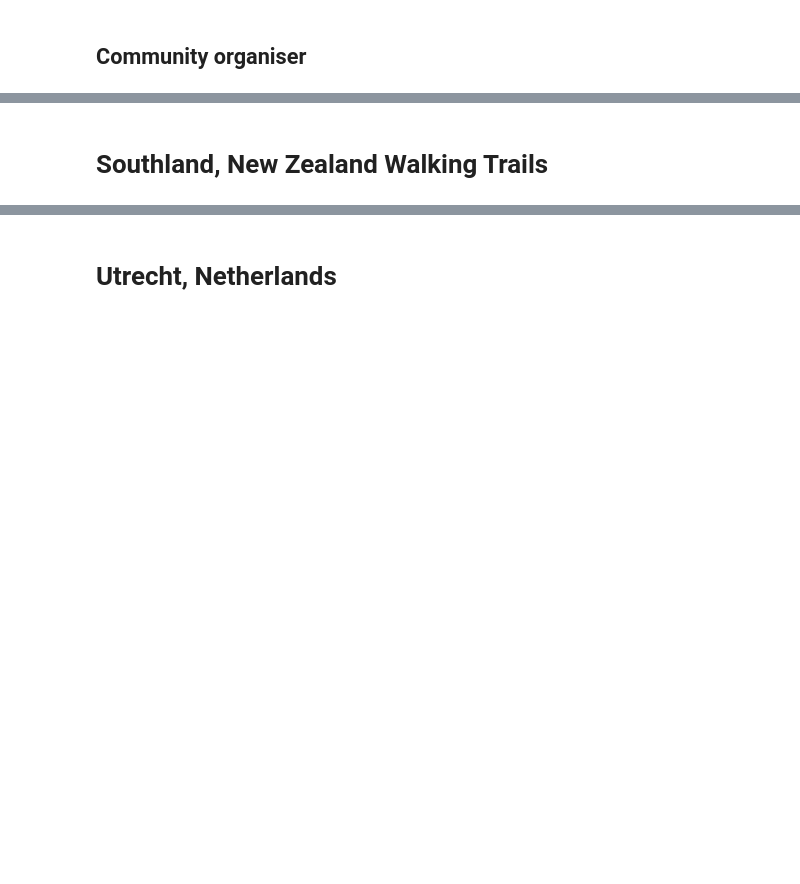
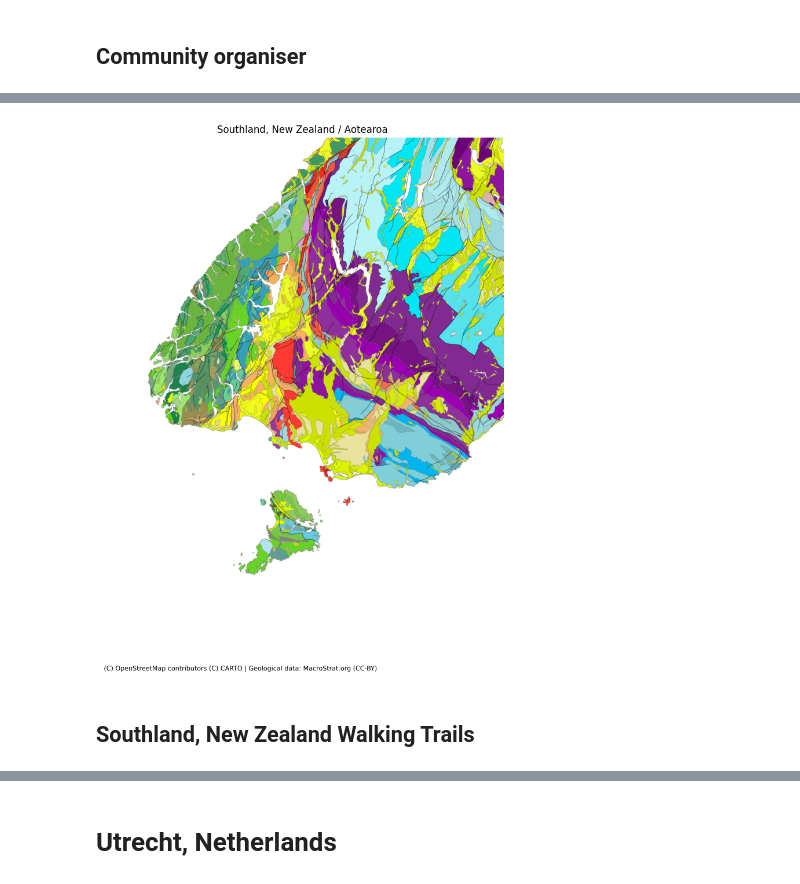
Before and after one commit to kimnewzealand/art-of-maps-2, a Jupyter notebook: presentation.ipynb, the cells around one changed output, grey strips where cells are left out. Drawn from its saved outputs; the diff is of its cells as text; code cells hidden in the pictures; blank space fills up the shorter version.

```diff
--- a/presentation.ipynb
+++ b/presentation.ipynb
@@ -46,5 +44,9 @@ Image(filename='img/nz_map1.png')
+# %%
+Image(filename='img/southland_map1.png')
+# %% [output]
+[figure, added]
 # %% [markdown]
-# Southland, New Zealand Walking Trails
+## Southland, New Zealand Walking Trails
 # %%
 
 Image(filename='img/southland_walking_map1.png')
```
Also changed, not shown: parts of 14 cells of this notebook, 7 other files.
